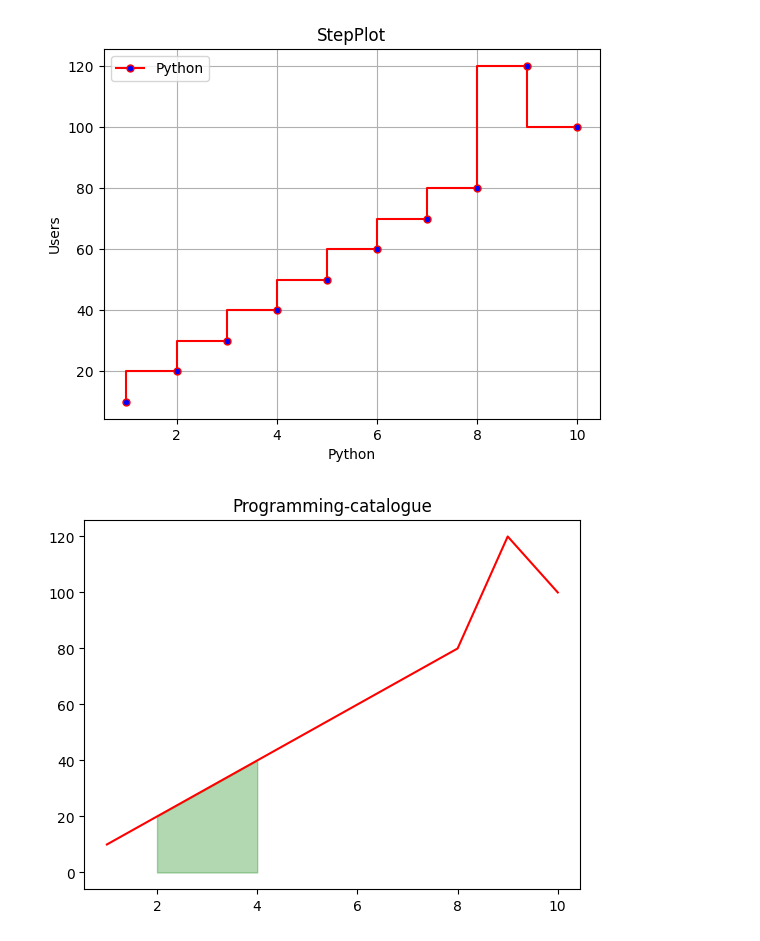
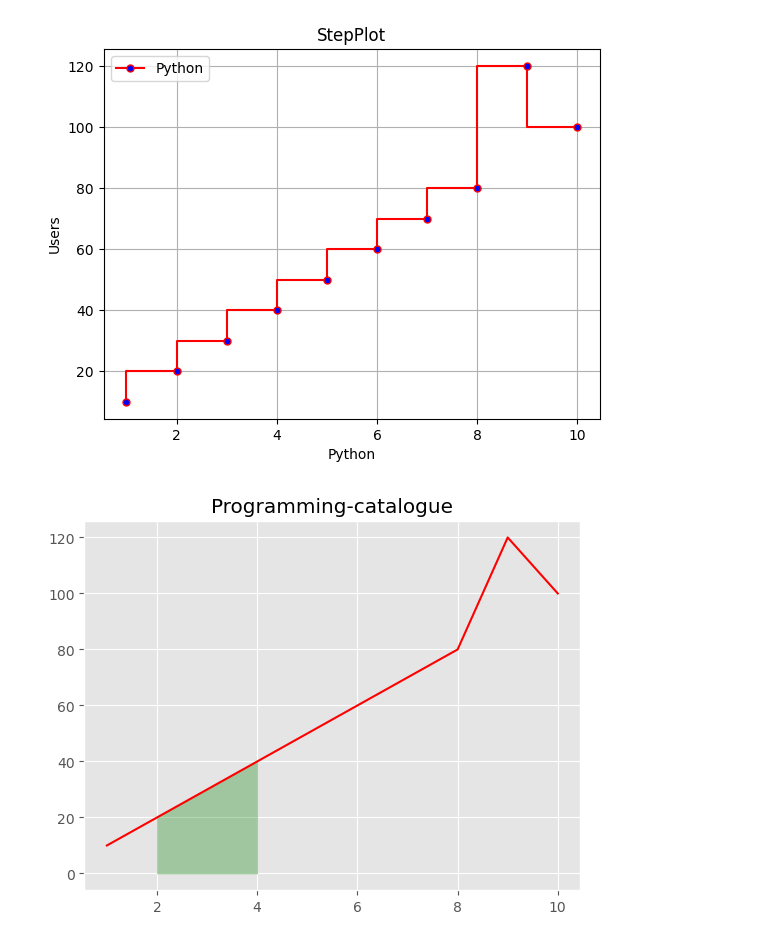
Before and after one commit to PradeepBhattarai/DataScience, a Jupyter notebook: DataVisualization.ipynb, the cells around one changed output. Saved outputs shown, nothing was run; the diff lists cells and outputs as text; code cells hidden in the pictures.

```diff
--- a/DataVisualization.ipynb
+++ b/DataVisualization.ipynb
@@ -239,19 +242,20 @@ plt.show()
 # %%
 #Fill Between Plot
 import matplotlib.pyplot as plt
 import numpy as np
 
+style.use('ggplot')
 x=np.array([1,2,3,4,5,6,7,8,9,10])
 y=np.array([10,20,30,40,50,60,70,80,120,100])
 
 
 plt.plot(x,y,color='r')
 plt.fill_between(x,y,color='g',where=(x>=2) & (x<=4),alpha=0.3)
 
 plt.title("Programming-catalogue")
 plt.show()
 # %% [output]
-[figure, old version]
+[figure, new version]
 # %%
 #SubPlot
 import matplotlib.pyplot as plt
```
Also changed, not shown: parts of 9 cells of this notebook, 8 other files.
